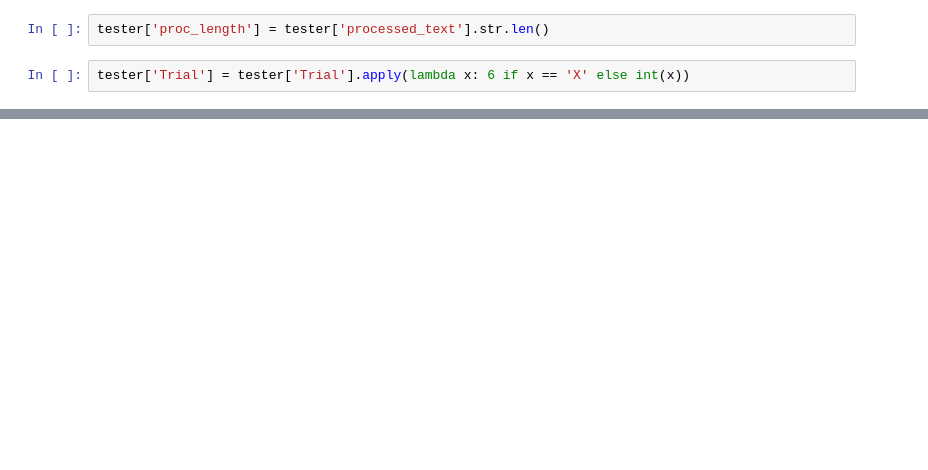
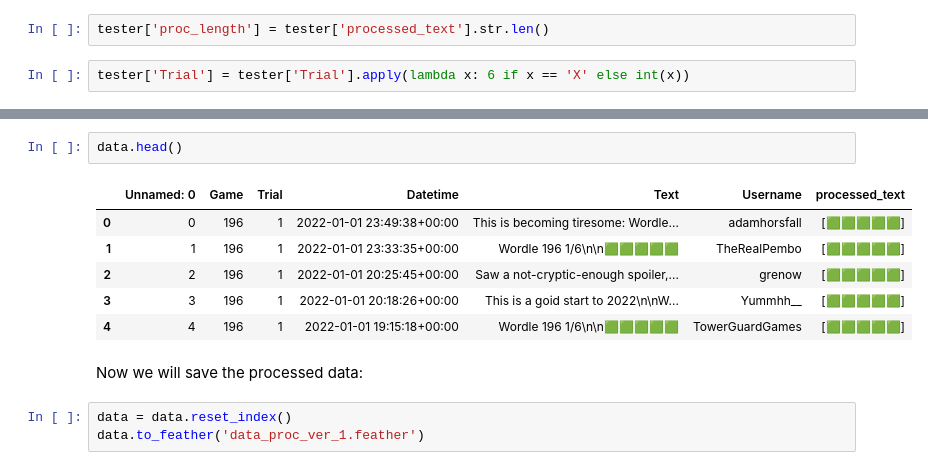
Before and after one commit to OscarCal/ImitatingWordlePlayers, a Jupyter notebook: analisis/Tweet processing.ipynb, the cells around one changed output, grey strips where cells are left out. Drawn from its saved outputs; the diff is of its cells as text; blank space fills up the shorter version.

```diff
--- a/analisis/Tweet processing.ipynb
+++ b/analisis/Tweet processing.ipynb
@@ -90,0 +111,14 @@ x
+# %%
+data.head()
+# %% [output]
+|  | Unnamed: 0 | Game | Trial | Datetime | Text | Username | processed_text |
+| 0 | 0 | 196 | 1 | 2022-01-01 23:49:38+00:00 | This is becoming tiresome: Wordle... | adamhorsfall | [🟩🟩🟩🟩🟩] |
+| 1 | 1 | 196 | 1 | 2022-01-01 23:33:35+00:00 | Wordle 196 1/6\n\n🟩🟩🟩🟩🟩 | TheRealPembo | [🟩🟩🟩🟩🟩] |
+| 2 | 2 | 196 | 1 | 2022-01-01 20:25:45+00:00 | Saw a not-cryptic-enough spoiler,... | grenow | [🟩🟩🟩🟩🟩] |
+| 3 | 3 | 196 | 1 | 2022-01-01 20:18:26+00:00 | This is a goid start to 2022\n\nW... | Yummhh__ | [🟩🟩🟩🟩🟩] |
+| 4 | 4 | 196 | 1 | 2022-01-01 19:15:18+00:00 | Wordle 196 1/6\n\n🟩🟩🟩🟩🟩 | TowerGuardGames | [🟩🟩🟩🟩🟩] |
+# %% [markdown]
+Now we will save the processed data:
+# %%
+data = data.reset_index()
+data.to_feather('data_proc_ver_1.feather')
```
Also changed, not shown: parts of 25 cells of this notebook, 11 other files.
